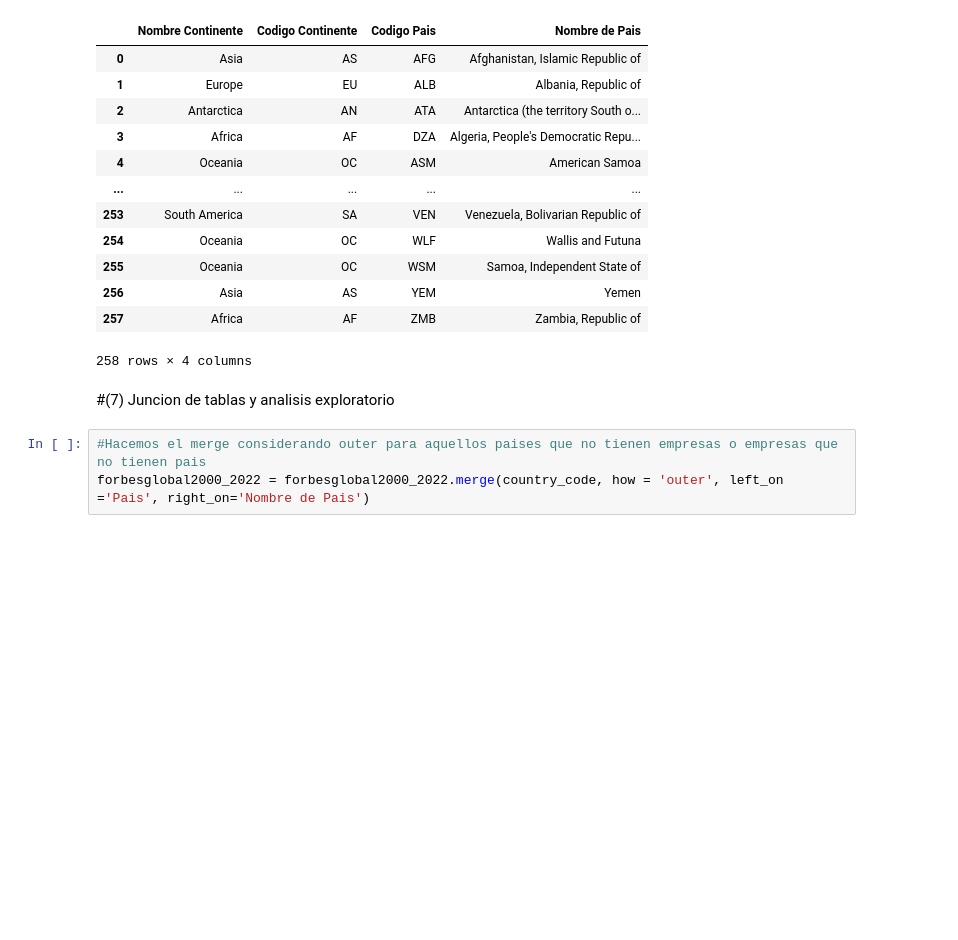
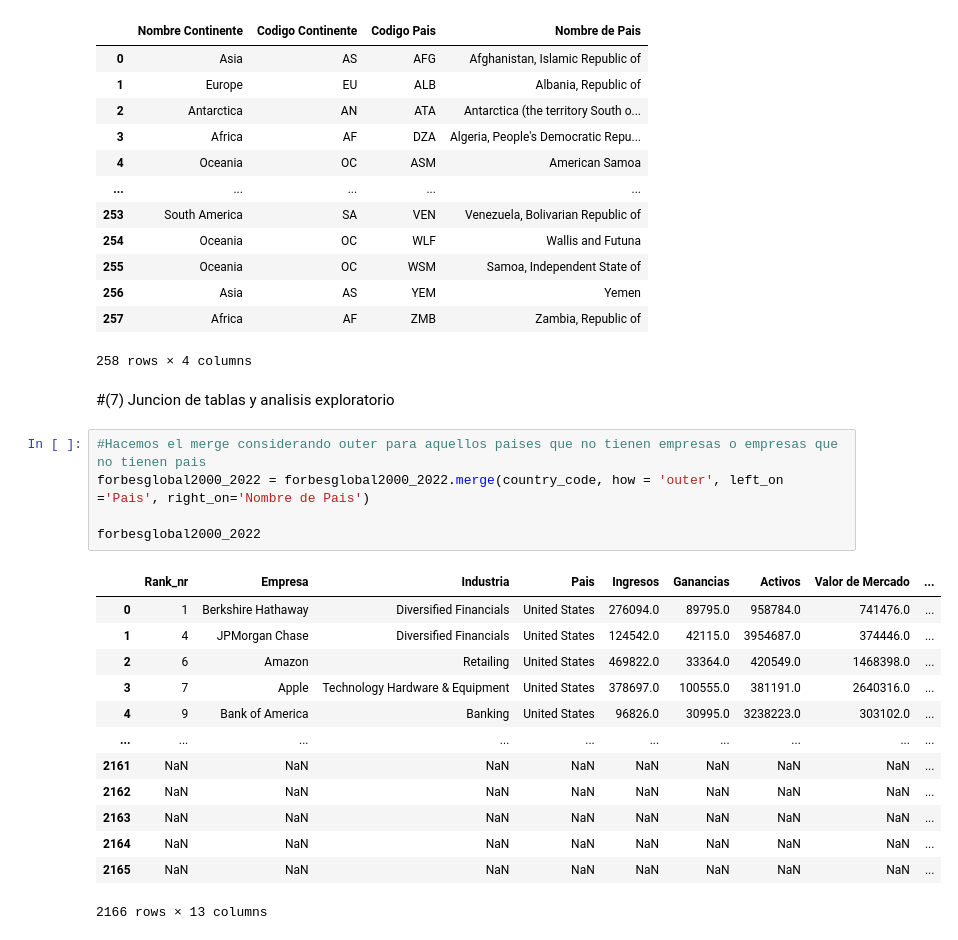
Before and after one commit to Bigote93/DataInsider, a Jupyter notebook: DesafioDataInsider_Nalli.ipynb, the cells around one changed output. Cells and saved outputs as stored; diff of their text form; blank space fills up the shorter version.

```diff
--- a/DesafioDataInsider_Nalli.ipynb
+++ b/DesafioDataInsider_Nalli.ipynb
@@ -429,3 +446,19 @@ continente
 # %%
 #Hacemos el merge considerando outer para aquellos paises que no tienen empresas o empresas que no tienen pais
 forbesglobal2000_2022 = forbesglobal2000_2022.merge(country_code, how = 'outer', left_on ='Pais', right_on='Nombre de Pais')
+
+forbesglobal2000_2022
+# %% [output]
+|  | Rank_nr | Empresa | Industria | Pais | Ingresos | Ganancias | Activos | Valor de Mercado | ... |
+| 0 | 1 | Berkshire Hathaway | Diversified Financials | United States | 276094.0 | 89795.0 | 958784.0 | 741476.0 | ... |
+| 1 | 4 | JPMorgan Chase | Diversified Financials | United States | 124542.0 | 42115.0 | 3954687.0 | 374446.0 | ... |
+| 2 | 6 | Amazon | Retailing | United States | 469822.0 | 33364.0 | 420549.0 | 1468398.0 | ... |
+| 3 | 7 | Apple | Technology Hardware & Equipment | United States | 378697.0 | 100555.0 | 381191.0 | 2640316.0 | ... |
+| 4 | 9 | Bank of America | Banking | United States | 96826.0 | 30995.0 | 3238223.0 | 303102.0 | ... |
+| ... | ... | ... | ... | ... | ... | ... | ... | ... | ... |
+| 2161 | NaN | NaN | NaN | NaN | NaN | NaN | NaN | NaN | ... |
+| 2162 | NaN | NaN | NaN | NaN | NaN | NaN | NaN | NaN | ... |
+| 2163 | NaN | NaN | NaN | NaN | NaN | NaN | NaN | NaN | ... |
+| 2164 | NaN | NaN | NaN | NaN | NaN | NaN | NaN | NaN | ... |
+| 2165 | NaN | NaN | NaN | NaN | NaN | NaN | NaN | NaN | ... |
+2166 rows × 13 columns
```
Also changed, not shown: parts of 12 cells of this notebook.
